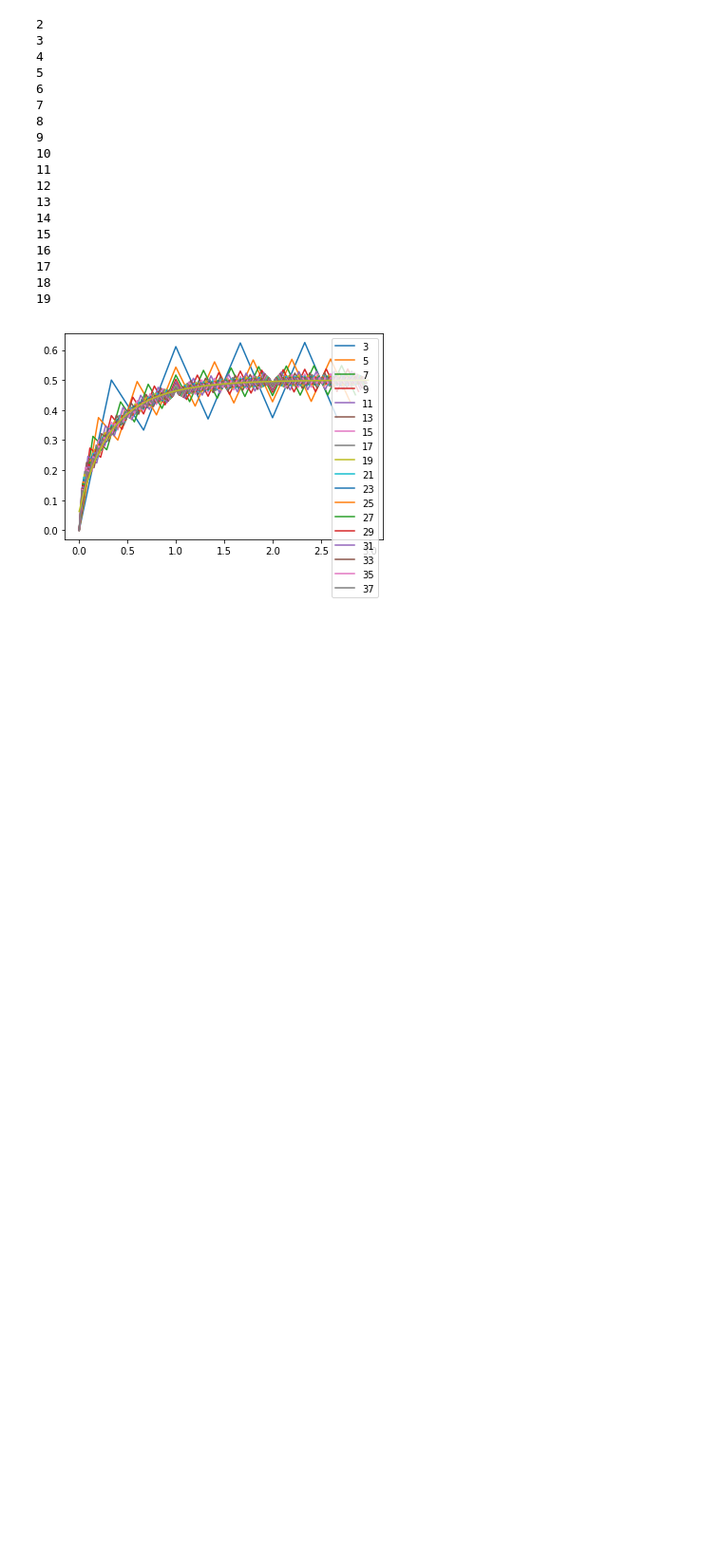
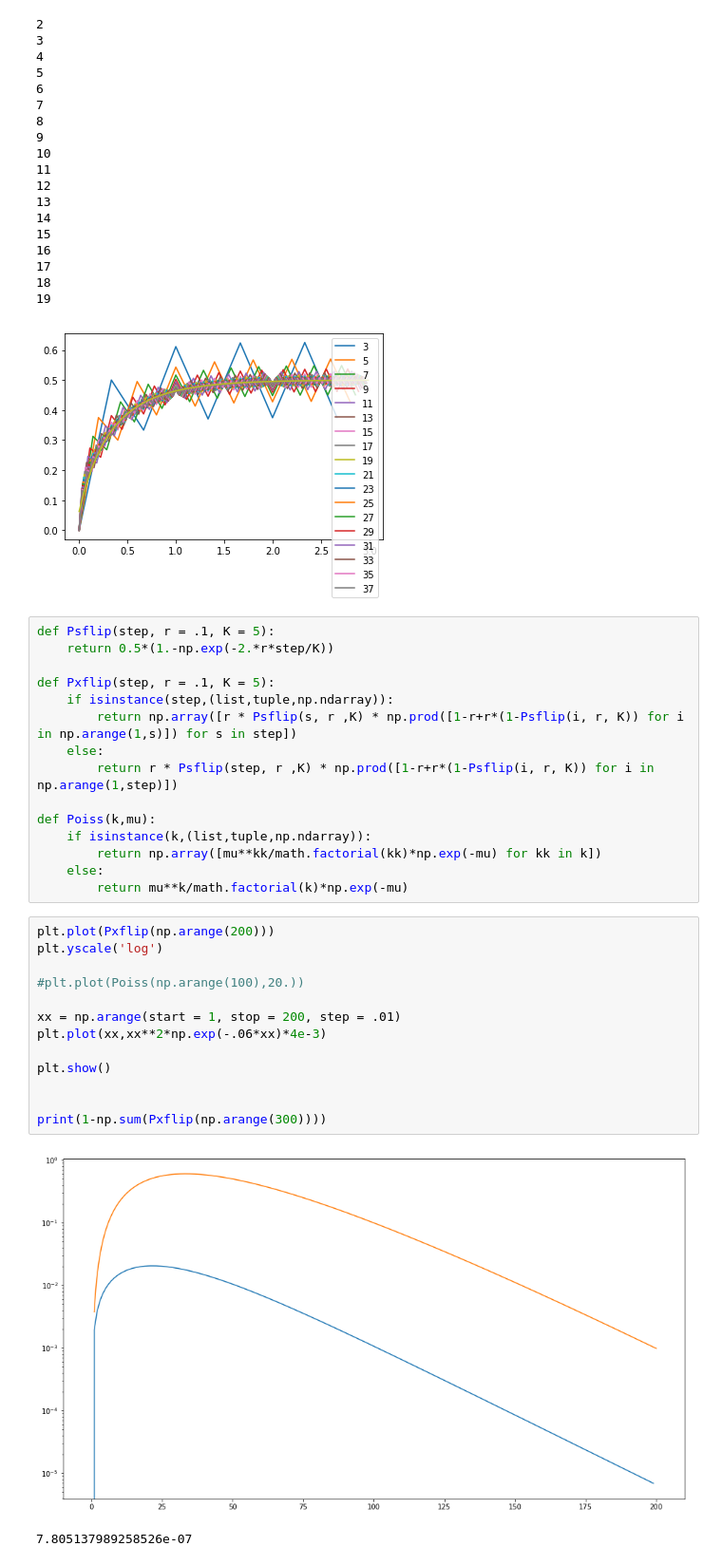
Before and after one commit to lukasgeyrhofer/flippingbits, a Jupyter notebook: dynamics.ipynb, the cells around one changed output. Shown at 95% size. Cells and saved outputs as stored; diff of their text form; blank space fills up the shorter version.

Commit message:
more analysis, start implementing network dynamics itself

```diff
--- a/dynamics.ipynb
+++ b/dynamics.ipynb
@@ -296,3 +297,34 @@ plt.show()
 18
 19
 [figure]
+# %%
+def Psflip(step, r = .1, K = 5):
+    return 0.5*(1.-np.exp(-2.*r*step/K))
+
+def Pxflip(step, r = .1, K = 5):
+    if isinstance(step,(list,tuple,np.ndarray)):
+        return np.array([r * Psflip(s, r ,K) * np.prod([1-r+r*(1-Psflip(i, r, K)) for i in np.arange(1,s)]) for s in step])
+    else:
+        return r * Psflip(step, r ,K) * np.prod([1-r+r*(1-Psflip(i, r, K)) for i in np.arange(1,step)])
+
+def Poiss(k,mu):
+    if isinstance(k,(list,tuple,np.ndarray)):
+        return np.array([mu**kk/math.factorial(kk)*np.exp(-mu) for kk in k])
+    else:
+        return mu**k/math.factorial(k)*np.exp(-mu)
+# %%
+plt.plot(Pxflip(np.arange(200)))
+plt.yscale('log')
+
+#plt.plot(Poiss(np.arange(100),20.))
+
+xx = np.arange(start = 1, stop = 200, step = .01)
+plt.plot(xx,xx**2*np.exp(-.06*xx)*4e-3)
+
+plt.show()
+
+
+print(1-np.sum(Pxflip(np.arange(300))))
+# %% [output]
+[figure, added]
+7.805137989258526e-07
```
Also changed, not shown: parts of 5 cells of this notebook, 1 other file.
